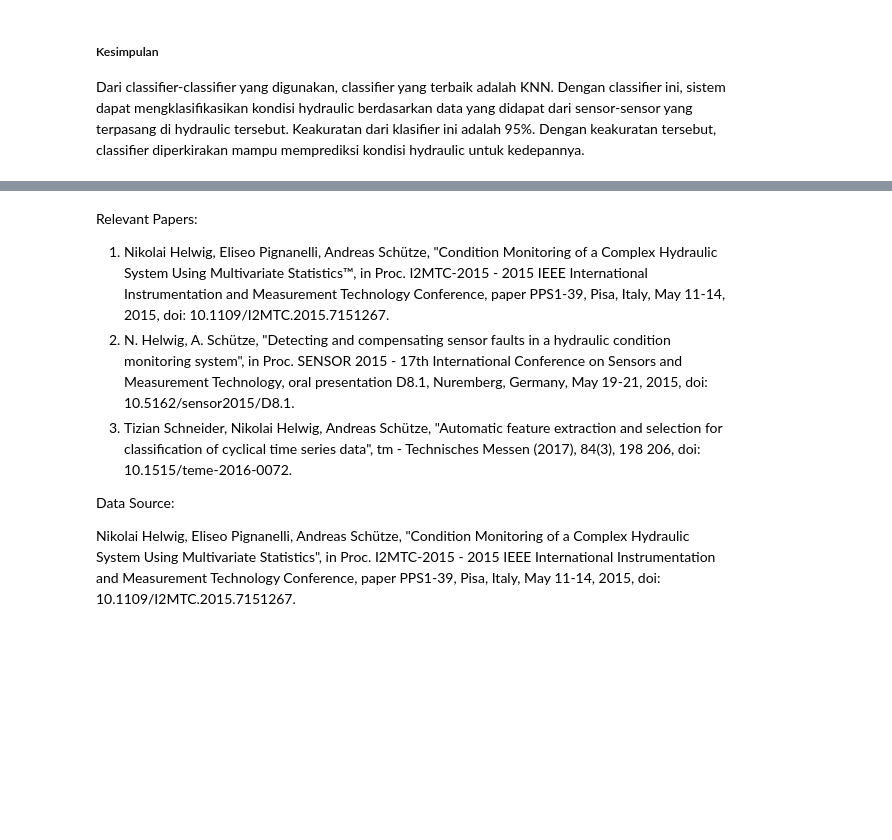
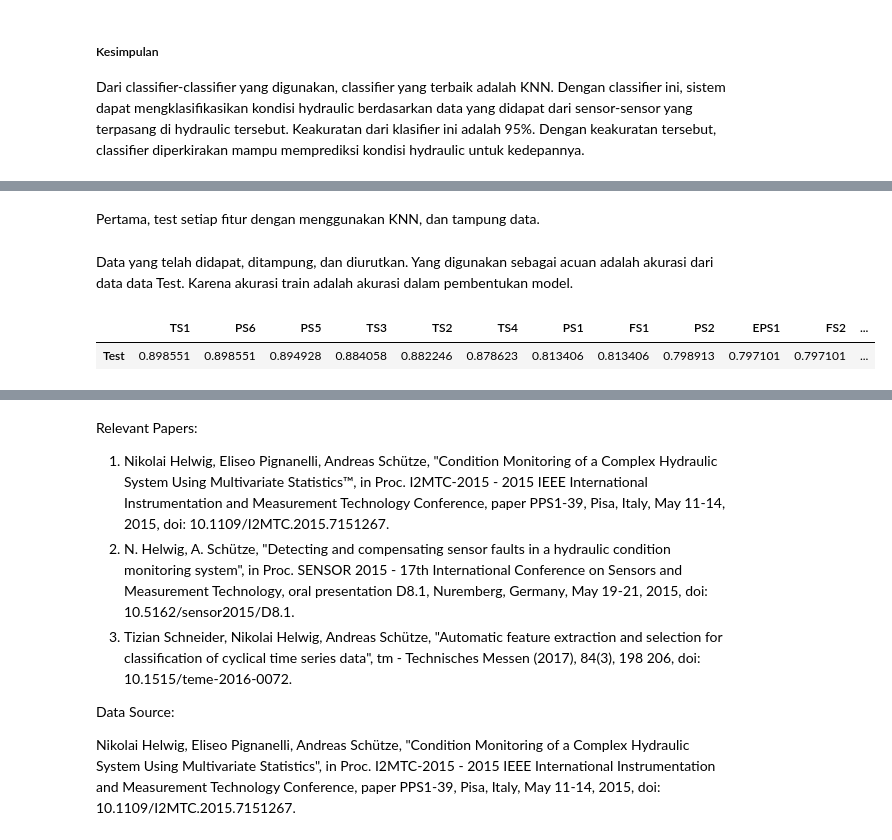
Before and after one commit to triopu/Final-Project, a Jupyter notebook: final_project.ipynb, the cells around one changed output, grey strips where cells are left out. Drawn from its saved outputs; the diff is of its cells as text; code cells hidden in the pictures; blank space fills up the shorter version.

```diff
--- a/final_project.ipynb
+++ b/final_project.ipynb
@@ -96,7 +97,12 @@ Dalam dataset ini, label terdiri dari kondisi pendingin, kondisi katup, kebocora
 # %%
 # Mendapatkan label
 # Data label
-names = ["Cooler condition (%)","Valve condition (%)","Internal pump leakage","Hydraulic accumulator (bar)","Stable flag"]
+names = ["Cooler condition (%)",
+         "Valve condition (%)",
+         "Internal pump leakage",
+         "Hydraulic accumulator (bar)",
+         "Stable flag"]
+
 label = pd.read_csv(path+"profile.txt", delimiter = "\t", header = None, names = names)
 # %%
 display(label.head()) # Menampilkan lima data pertama dari label
@@ -549,0 +572,40 @@ Dari classifier-classifier yang digunakan, classifier yang terbaik adalah KNN. D
+# %% [markdown]
+Pertama, test setiap fitur dengan menggunakan KNN, dan tampung data.
+# %%
+result_single = dict() # Membuat penampung hasil
+
+lf = ["PS1","PS2","PS3","PS4","PS5","PS6","EPS1",
+                "FS1","FS2","TS1","TS2","TS3","TS4","VS1",
+                "CP","CE","SE"]
+# Memilih target
+y = data[['Stable flag']]
+
+
+for dt in lf:
+    # Memilih input
+    X = data[[dt]]
+
+    # Mensplit data test dan data train
+    X_train, X_test, y_train, y_test = train_test_split(X,y, random_state=0)
+
+    # Normalisasi data
+    scaler = MinMaxScaler()
+    X_train = scaler.fit_transform(X_train)
+    X_test = scaler.transform(X_test)
+
+    knn = KNeighborsClassifier()
+    knn.fit(X_train, y_train)
+    result_single[dt] = [knn.score(X_train, y_train), knn.score(X_test, y_test)]
+# %% [markdown]
+Data yang telah didapat, ditampung, dan diurutkan. Yang digunakan sebagai acuan adalah akurasi dari data data Test. Karena akurasi train adalah akurasi dalam pembentukan model.
+# %%
+my_results = pd.DataFrame(result_single).transpose()
+my_results.rename(columns={0:'Train',1:'Test'}, inplace=True)
+
+indexs = my_results.idxmax(axis = 0)
+
+data_list = pd.DataFrame(my_results["Test"].sort_values(ascending = False))
+display(data_list.transpose())
+# %% [output]
+|  | TS1 | PS6 | PS5 | TS3 | TS2 | TS4 | PS1 | FS1 | PS2 | EPS1 | FS2 | ... |
+| Test | 0.898551 | 0.898551 | 0.894928 | 0.884058 | 0.882246 | 0.878623 | 0.813406 | 0.813406 | 0.798913 | 0.797101 | 0.797101 | ... |
```
Also changed, not shown: parts of 24 cells of this notebook.
